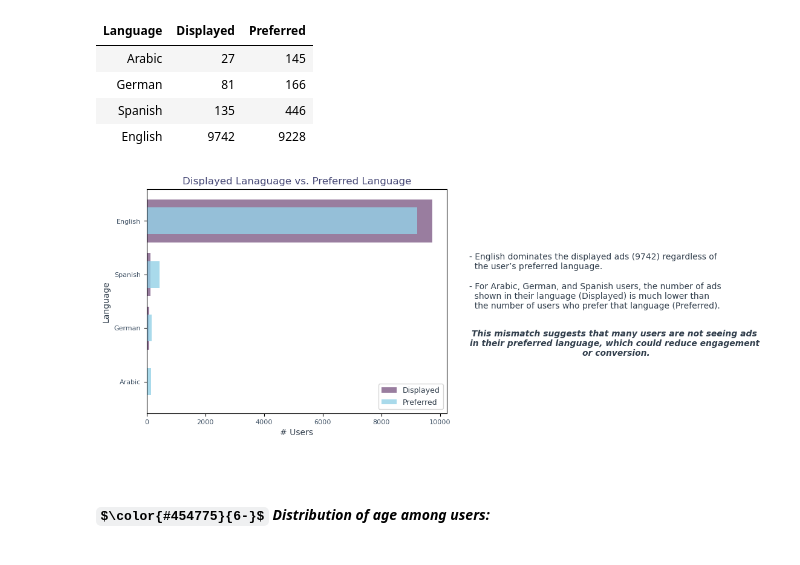
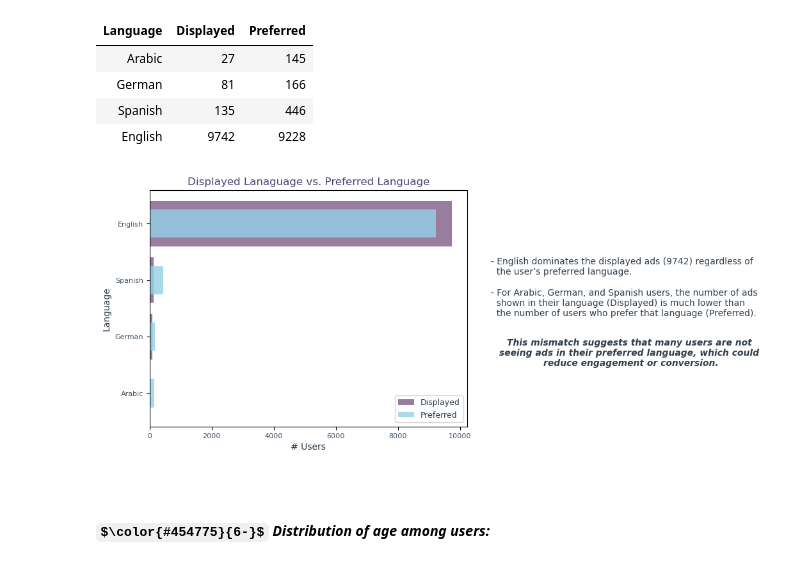
Before and after one commit to hend-a-ghafour/Analyzing_Marketing_Campaigns, a Jupyter notebook: Analyzing_Marketing_Campaigns.ipynb, the cells around one changed output. Cells and saved outputs as stored; diff of their text form; code cells hidden in the pictures; some formulas as TeX source.

```diff
--- a/Analyzing_Marketing_Campaigns.ipynb
+++ b/Analyzing_Marketing_Campaigns.ipynb
@@ -684,40 +674,39 @@ lang.style.hide()
 # %%
 # Visualization - Displayed Lanaguage vs. Preferred Language:
 # Data
-x=lang.Language.to_list()
-y=lang.Displayed
-z=lang.Preferred
+l_lang=lang.Language.to_list()
+l_dis=lang.Displayed
+l_pre=lang.Preferred
 
 # Creating the Chart
 bin_size=.5
-plt.barh(x,y, label='Displayed',color='#805D87',alpha=.8)
-plt.barh(x,z,bin_size,label='Preferred', color='#94D1E7',alpha=.8)
+plt.barh(l_lang,l_dis, label='Displayed',color='#805D87',alpha=.8)
+plt.barh(l_lang,l_pre,bin_size,label='Preferred', color='#94D1E7',alpha=.8)
 
 # Chart Customization
 plt.title('Displayed Lanaguage vs. Preferred Language', fontsize=12,color='#454775')
+
 plt.xlabel('# Users', fontsize=10,color='#313E4C')
 plt.xticks(fontsize=8,color='#415366')
+
 plt.ylabel('Language', fontsize=10,color='#313E4C')
 plt.yticks(fontsize=8,color='#415366')
+
 plt.legend(fontsize=9,labelcolor='#313E4C')
 
 # Findings
-text1=f'''
-- English dominates the displayed ads ({lang.Displayed.max()}) regardless of
-  the user’s preferred language.\n
-- For Arabic, German, and Spanish users, the number of ads
-  shown in their language (Displayed) is much lower than
+text_l=f'''
+- English dominates the displayed ads ({l_dis.max()}) regardless of \n  the user’s preferred language.\n
+- For Arabic, German, and Spanish users, the number of ads \n  shown in their language (Displayed) is much lower than
   the number of users who prefer that language (Preferred).\n
 '''
-text2='''
-This mismatch suggests that many users are not seeing ads
-in their preferred language, which could reduce engagement
-or conversion.
+text2_l='''
+This mismatch suggests that many users are not \nseeing ads in their preferred language, which could \nreduce engagement or conversion.
 '''
-plt.text(11000,1,text1,color='#313E4C'),
-plt.text(16000,.3,text2, ha='center',fontstyle='italic',weight='semibold', fontsize=10, color='#313E4C');
+plt.text(11000,1,text_l,color='#313E4C'),
+plt.text(15500,.3,text2_l, ha='center',fontstyle='italic',weight='semibold', fontsize=10, color='#313E4C');
 # %% [output]
-[figure, old version]
+[figure, new version]
 # %% [markdown]
 <br>
 
```
Also changed, not shown: parts of 38 cells of this notebook.
